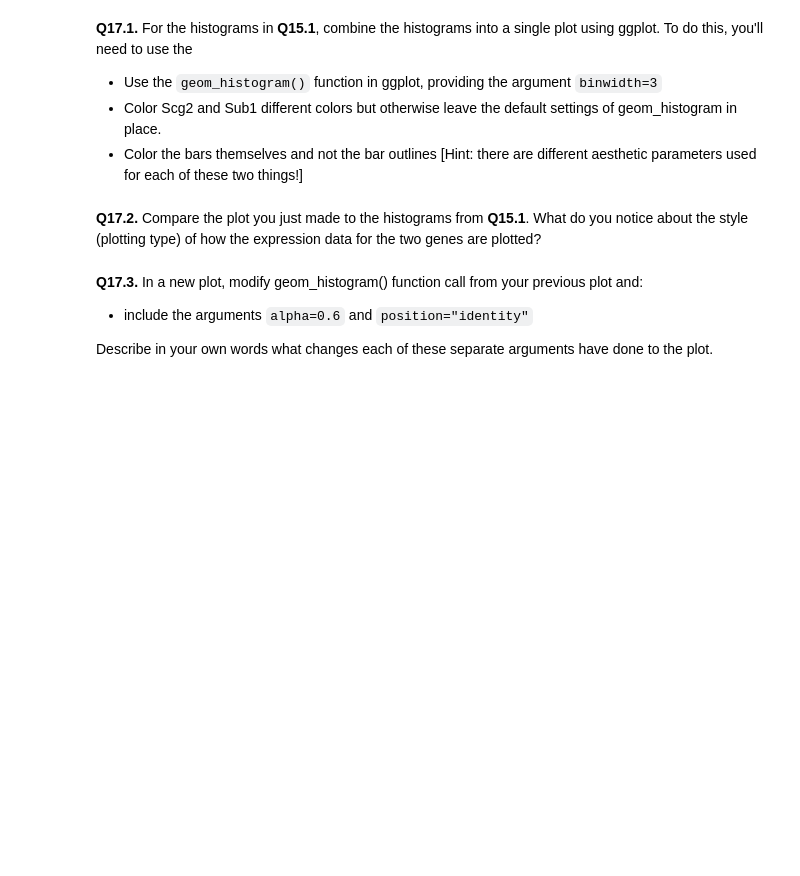
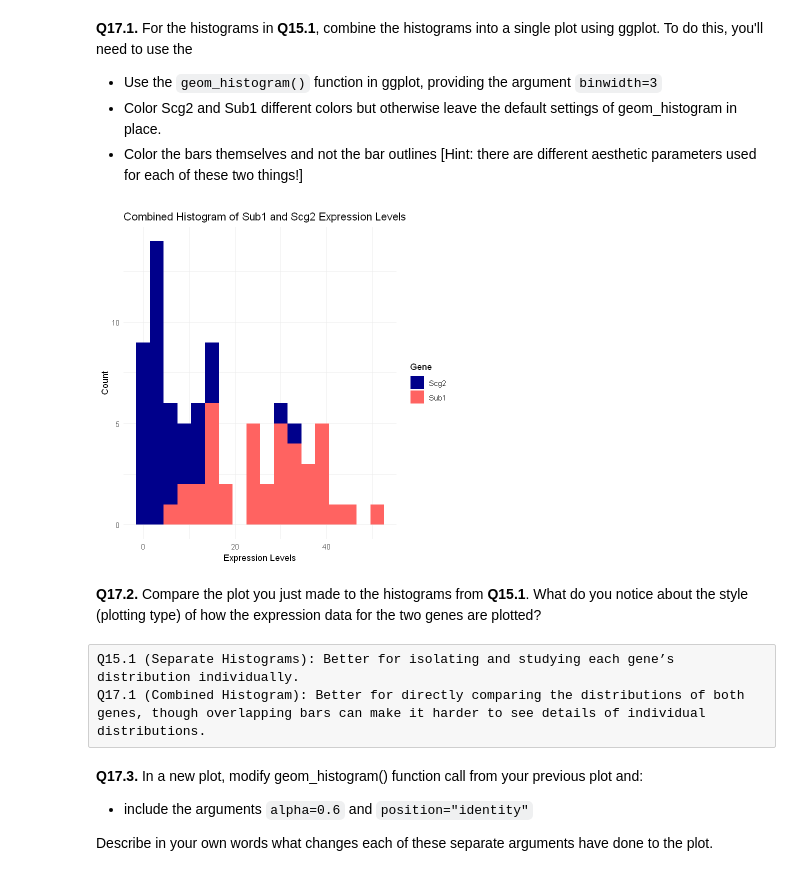
Before and after one commit to vidursaigal/CIS5350-Homework, a Jupyter notebook: Homework_I-2024.ipynb, the cells around one changed output. Saved outputs shown, nothing was run; the diff lists cells and outputs as text; code cells hidden in the pictures; blank space fills up the shorter version.

```diff
--- a/Homework_I-2024.ipynb
+++ b/Homework_I-2024.ipynb
@@ -305,8 +407,31 @@ abline(linear_regression_result, col = "red", lwd = 2)
 * Use the `geom_histogram()` function in ggplot, providing the argument `binwidth=3`
 * Color Scg2 and Sub1 different colors but otherwise leave the default settings of geom_histogram in place.
 * Color the bars themselves and not the bar outlines [Hint: there are different aesthetic parameters used for each of these two things!]
+# %%
+# Load ggplot2 library
+library(ggplot2)
+
+# Reshape the data into long format for ggplot
+scdata_long <- data.frame(
+  Gene = rep(c("Sub1", "Scg2"), each = nrow(scdata)),
+  Expression = c(scdata$Sub1, scdata$Scg2)
+)
+
+# Create combined histogram for Sub1 and Scg2 with different colors
+ggplot(scdata_long, aes(x = Expression, fill = Gene)) +
+  geom_histogram(binwidth = 3) +  # Overlapping histograms with transparency
+  scale_fill_manual(values = c("Sub1" = "#ff6361", "Scg2" = "darkblue")) +  # Fill colors for bars
+  labs(title = "Combined Histogram of Sub1 and Scg2 Expression Levels",
+       x = "Expression Levels",
+       y = "Count") +
+  theme_minimal()  # Use minimal theme
+# %% [output]
+[figure, added]
 # %% [markdown]
 **Q17.2.** Compare the plot you just made to the histograms from **Q15.1**. What do you notice about the style (plotting type) of how the expression data for the two genes are plotted?
+# %% [raw]
+Q15.1 (Separate Histograms): Better for isolating and studying each gene’s distribution individually.
+Q17.1 (Combined Histogram): Better for directly comparing the distributions of both genes, though overlapping bars can make it harder to see details of individual distributions.
 # %% [markdown]
 **Q17.3.** In a new plot, modify geom_histogram() function call from your previous plot and:
 
```
Also changed, not shown: parts of 17 cells of this notebook.
